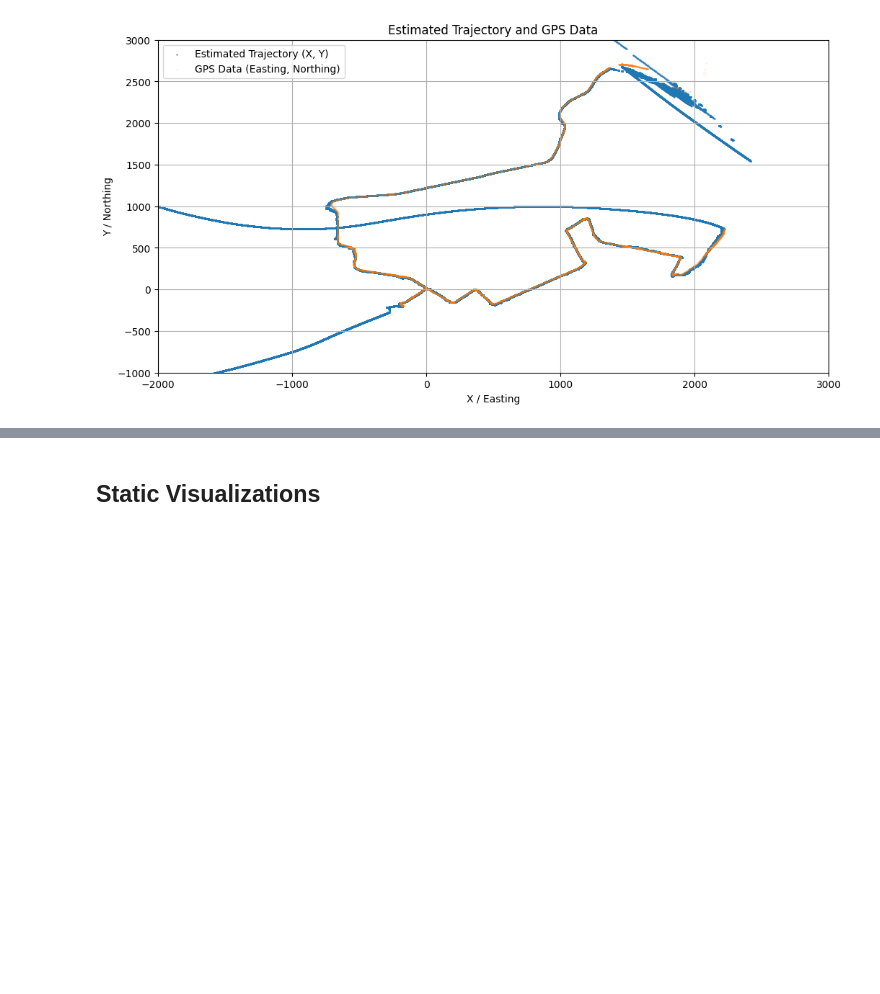
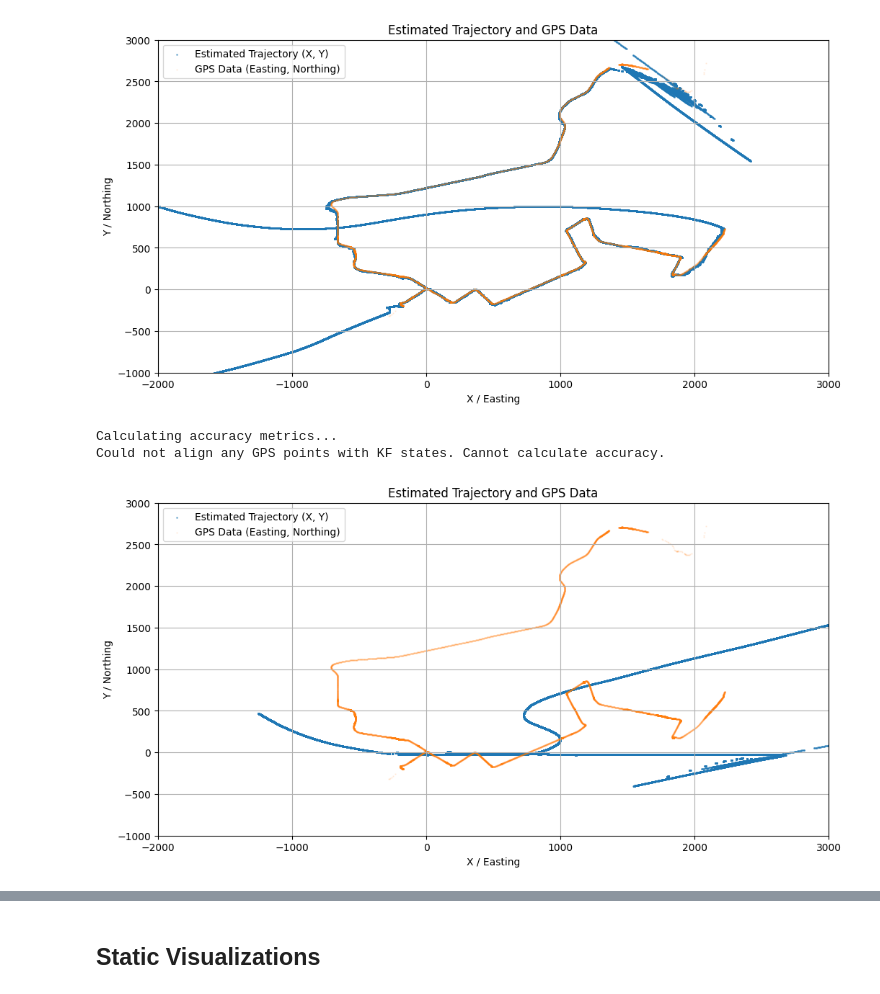
Before and after one commit to IseanB/SensorFusion-KalmanFilter, a Jupyter notebook: KF_SensorFusion.ipynb, the cells around one changed output, grey strips where cells are left out. Drawn from its saved outputs; the diff is of its cells as text; code cells hidden in the pictures; blank space fills up the shorter version.

Commit message:
intial code for accuracy metric

```diff
--- a/KF_SensorFusion.ipynb
+++ b/KF_SensorFusion.ipynb
@@ -1063,3 +1187,17 @@ for i in range(10,130,10):
 [figure]
 [figure]
 [figure]
+# %%
+sf_KF_state_plot = [state[1:] for state in sf_KF_state]
+sensor_fusion.plot_kf_states_2d(sf_KF_state_plot, save_path='./kf_plot_scheduled.png')
+
+# Calculate accuracy with the new list format
+accuracy_metrics = sensor_fusion.calculate_accuracy_metrics(sf_KF_state_plot)
+
+# Plot the error
+if accuracy_metrics:
+    sensor_fusion.plot_accuracy_error(accuracy_metrics, save_path='./kf_error_plot.png')
+# %% [output]
+Calculating accuracy metrics...
+Could not align any GPS points with KF states. Cannot calculate accuracy.
+[figure, added]
```
Also changed, not shown: parts of 3 cells of this notebook.
